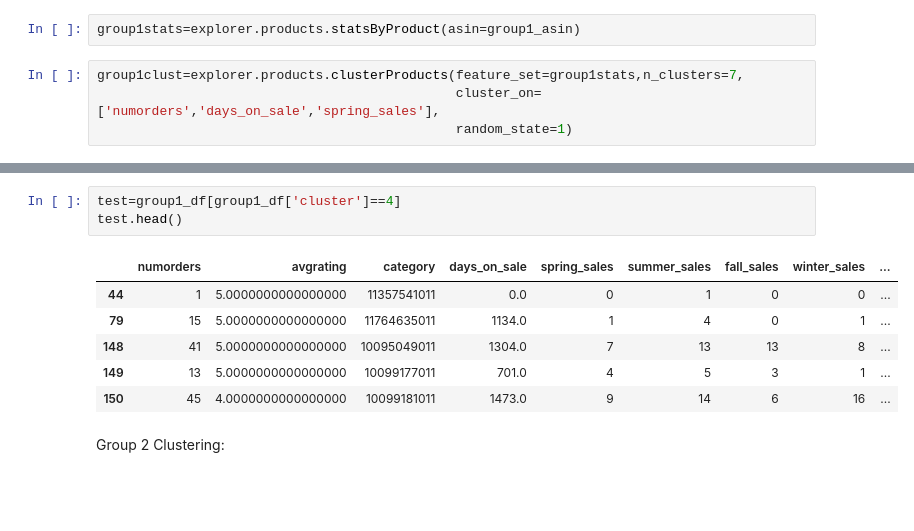
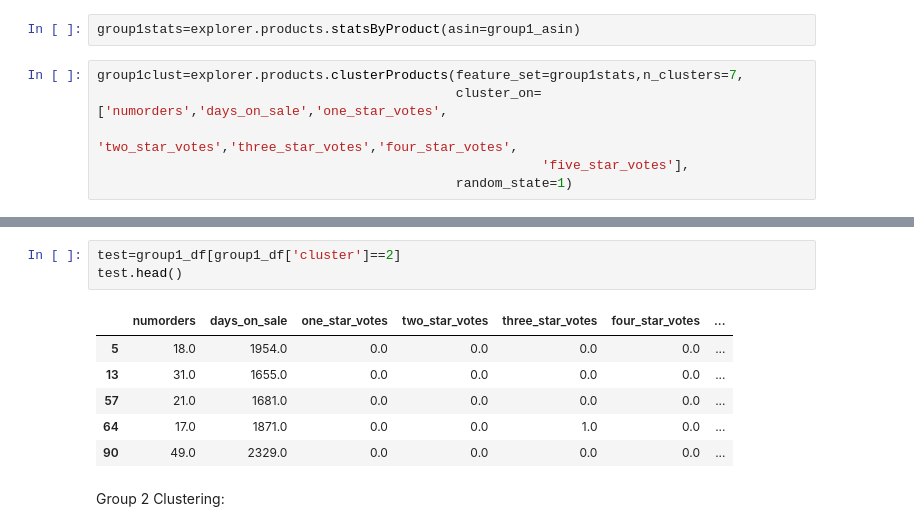
Before and after one commit to alexyanw/dse203-group-project, a Jupyter notebook: data_exploration/Demo_Product_Clustering.ipynb, the cells around one changed output, grey strips where cells are left out. Drawn from its saved outputs; the diff is of its cells as text; blank space fills up the shorter version.

```diff
--- a/data_exploration/Demo_Product_Clustering.ipynb
+++ b/data_exploration/Demo_Product_Clustering.ipynb
@@ -78,7 +83,9 @@ group1_asin=statsByProd.loc[statsByProd['numorders']<=50]['asin'].values
 group1stats=explorer.products.statsByProduct(asin=group1_asin)
 # %%
 group1clust=explorer.products.clusterProducts(feature_set=group1stats,n_clusters=7,
-                                              cluster_on=['numorders','days_on_sale','spring_sales'],
+                                              cluster_on=['numorders','days_on_sale','one_star_votes',
+                                                         'two_star_votes','three_star_votes','four_star_votes',
+                                                         'five_star_votes'],
                                               random_state=1)
 # %%
 group1_df=pd.DataFrame(group1clust.results, columns=group1clust.columns)
@@ -125,13 +129,13 @@ plot
 # %%
-test=group1_df[group1_df['cluster']==4]
+test=group1_df[group1_df['cluster']==2]
 test.head()
 # %% [output]
-|  | numorders | avgrating | category | days_on_sale | spring_sales | summer_sales | fall_sales | winter_sales | ... |
-| 44 | 1 | 5.0000000000000000 | 11357541011 | 0.0 | 0 | 1 | 0 | 0 | ... |
-| 79 | 15 | 5.0000000000000000 | 11764635011 | 1134.0 | 1 | 4 | 0 | 1 | ... |
-| 148 | 41 | 5.0000000000000000 | 10095049011 | 1304.0 | 7 | 13 | 13 | 8 | ... |
-| 149 | 13 | 5.0000000000000000 | 10099177011 | 701.0 | 4 | 5 | 3 | 1 | ... |
-| 150 | 45 | 4.0000000000000000 | 10099181011 | 1473.0 | 9 | 14 | 6 | 16 | ... |
+|  | numorders | days_on_sale | one_star_votes | two_star_votes | three_star_votes | four_star_votes | ... |
+| 5 | 18.0 | 1954.0 | 0.0 | 0.0 | 0.0 | 0.0 | ... |
+| 13 | 31.0 | 1655.0 | 0.0 | 0.0 | 0.0 | 0.0 | ... |
+| 57 | 21.0 | 1681.0 | 0.0 | 0.0 | 0.0 | 0.0 | ... |
+| 64 | 17.0 | 1871.0 | 0.0 | 0.0 | 1.0 | 0.0 | ... |
+| 90 | 49.0 | 2329.0 | 0.0 | 0.0 | 0.0 | 0.0 | ... |
 # %% [markdown]
 Group 2 Clustering:
 # %%
```
Also changed, not shown: parts of 28 cells of this notebook, 1 other file.
